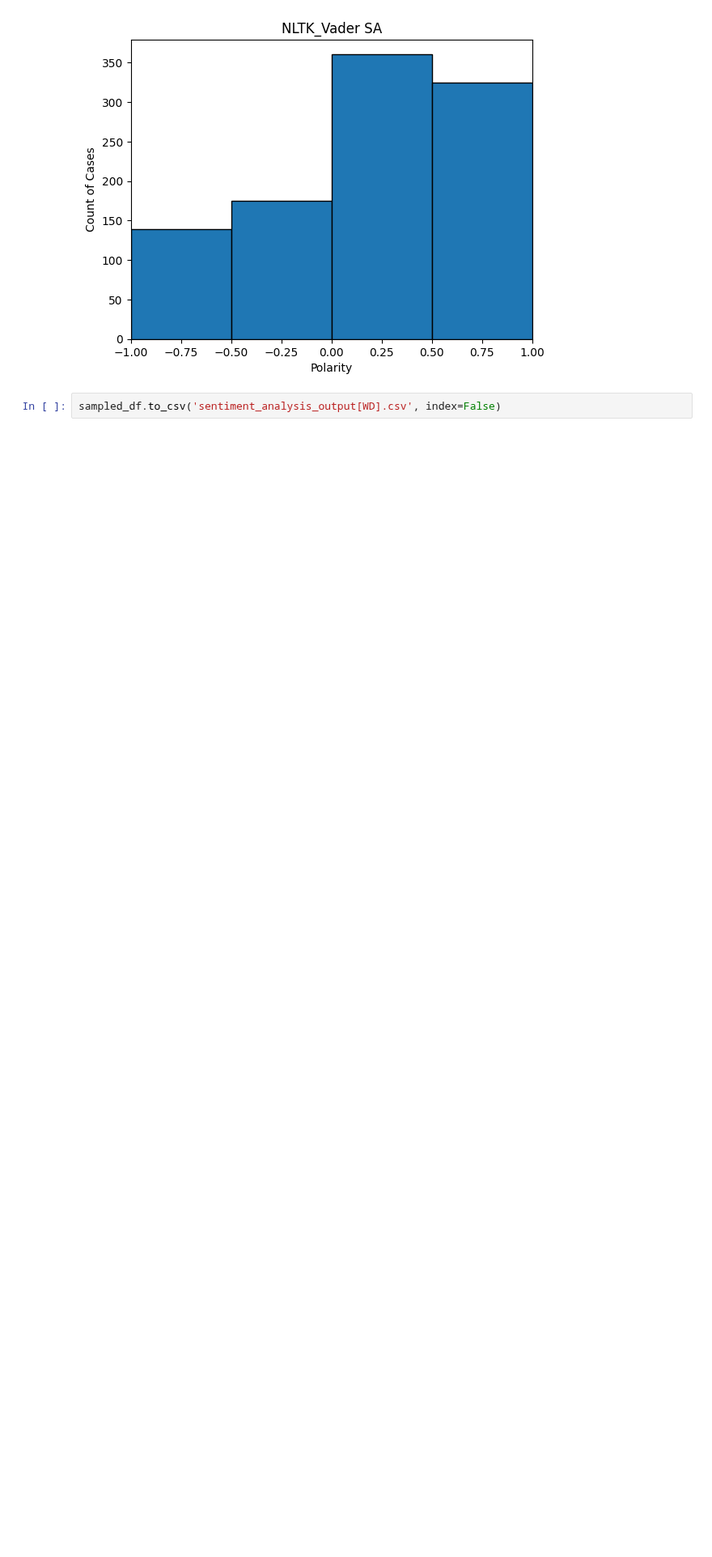
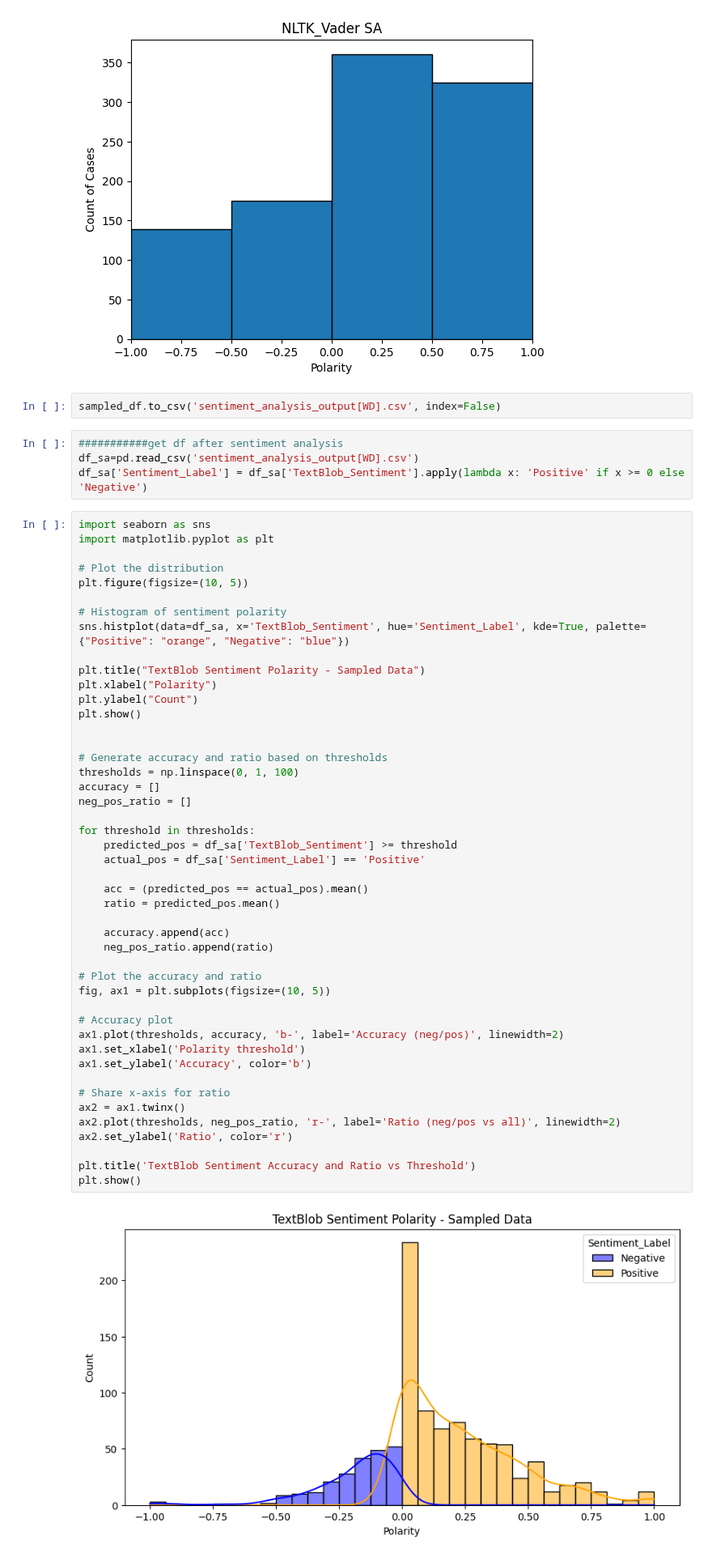
Before and after one commit to wd686/InkSightAnalyzer, a Jupyter notebook: SA [Wudi].ipynb, the cells around one changed output. Shown at 81% size. Cells and saved outputs as stored; diff of their text form; blank space fills up the shorter version.

```diff
--- a/SA [Wudi].ipynb
+++ b/SA [Wudi].ipynb
@@ -155,3 +158,55 @@ plt.show()
 [figure]
 # %%
 sampled_df.to_csv('sentiment_analysis_output[WD].csv', index=False)
+# %%
+###########get df after sentiment analysis
+df_sa=pd.read_csv('sentiment_analysis_output[WD].csv')
+df_sa['Sentiment_Label'] = df_sa['TextBlob_Sentiment'].apply(lambda x: 'Positive' if x >= 0 else 'Negative')
+# %%
+import seaborn as sns
+import matplotlib.pyplot as plt
+
+# Plot the distribution
+plt.figure(figsize=(10, 5))
+
+# Histogram of sentiment polarity
+sns.histplot(data=df_sa, x='TextBlob_Sentiment', hue='Sentiment_Label', kde=True, palette={"Positive": "orange", "Negative": "blue"})
+
+plt.title("TextBlob Sentiment Polarity - Sampled Data")
+plt.xlabel("Polarity")
+plt.ylabel("Count")
+plt.show()
+
+
+# Generate accuracy and ratio based on thresholds
+thresholds = np.linspace(0, 1, 100)
+accuracy = []
+neg_pos_ratio = []
+
+for threshold in thresholds:
+    predicted_pos = df_sa['TextBlob_Sentiment'] >= threshold
+    actual_pos = df_sa['Sentiment_Label'] == 'Positive'
+
+    acc = (predicted_pos == actual_pos).mean()
+    ratio = predicted_pos.mean()
+
+    accuracy.append(acc)
+    neg_pos_ratio.append(ratio)
+
+# Plot the accuracy and ratio
+fig, ax1 = plt.subplots(figsize=(10, 5))
+
+# Accuracy plot
+ax1.plot(thresholds, accuracy, 'b-', label='Accuracy (neg/pos)', linewidth=2)
+ax1.set_xlabel('Polarity threshold')
+ax1.set_ylabel('Accuracy', color='b')
+
+# Share x-axis for ratio
+ax2 = ax1.twinx()
+ax2.plot(thresholds, neg_pos_ratio, 'r-', label='Ratio (neg/pos vs all)', linewidth=2)
+ax2.set_ylabel('Ratio', color='r')
+
+plt.title('TextBlob Sentiment Accuracy and Ratio vs Threshold')
+plt.show()
+# %% [output]
+[figure, added]
```
Also changed, not shown: parts of 4 cells of this notebook.
